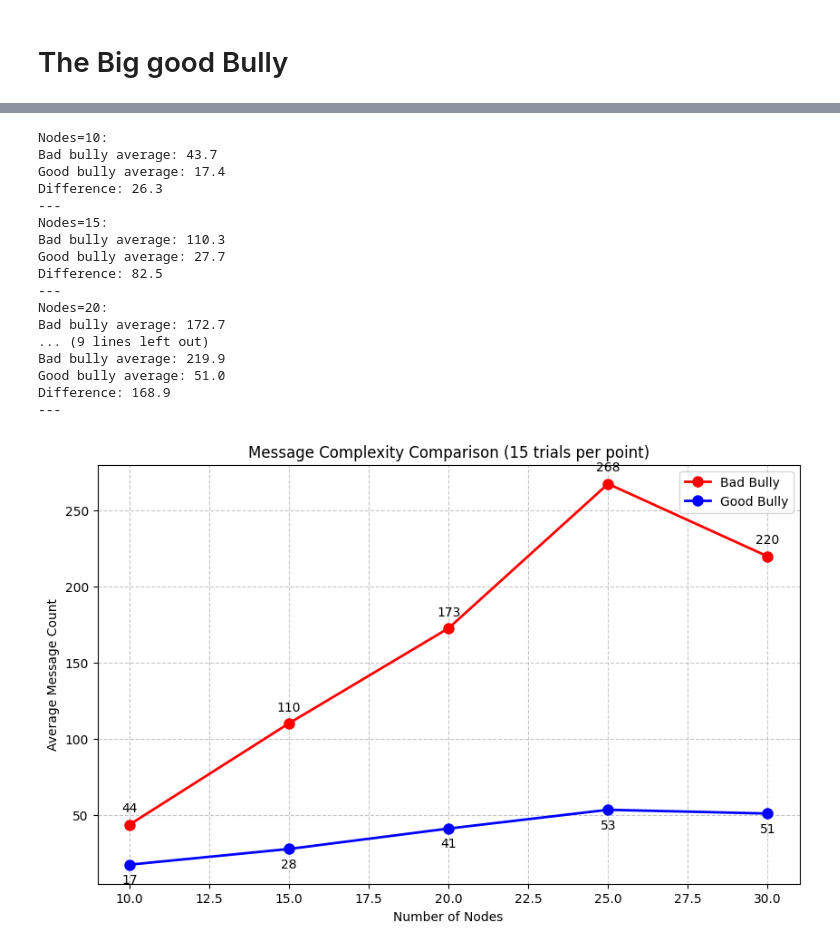
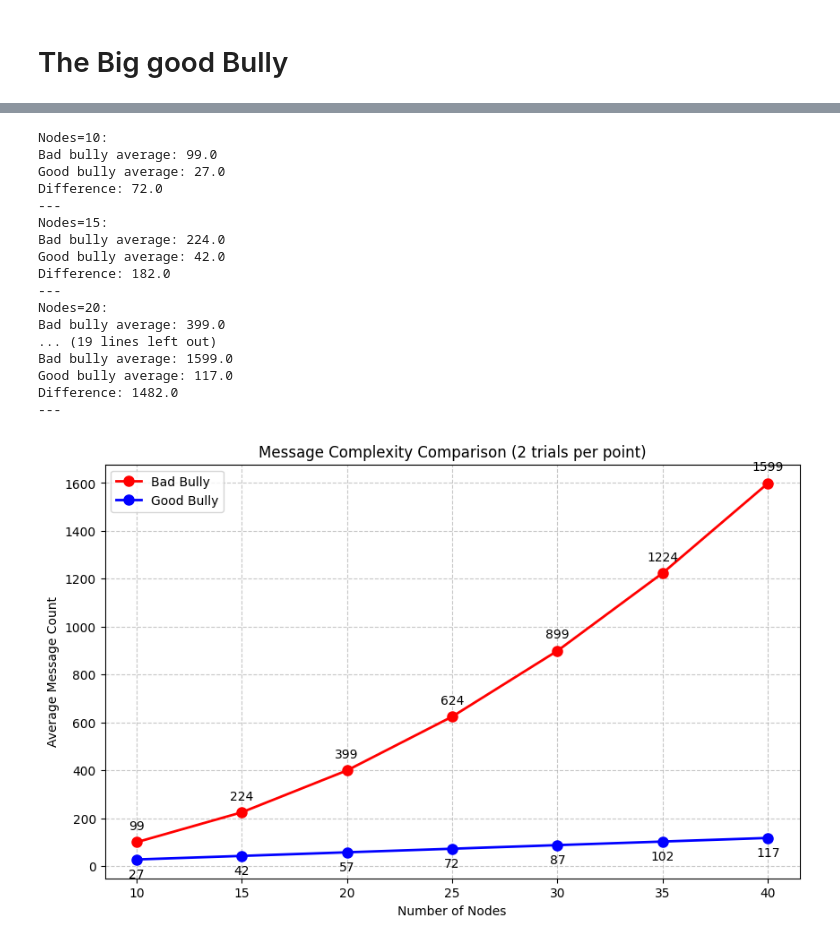
Before and after one commit to jakoblund2/DS-Leader-Election, a Jupyter notebook: Bully/check.ipynb, the cells around one changed output, grey strips where cells are left out. Drawn from its saved outputs; the diff is of its cells as text; code cells hidden in the pictures.

Commit message:
without randomness

```diff
--- a/Bully/check.ipynb
+++ b/Bully/check.ipynb
@@ -350,7 +350,7 @@ class GoodNode:
                 node.set_coordinator(self)
 
 
-def run_trial(node_class, n_nodes, choose_initiator_random=True):
+def run_trial(node_class, n_nodes, choose_initiator_random=False):
     # create fresh cluster
     if node_class is BadNode:
         nodes_local = [BadNode(i, n_nodes, verbose=False) for i in range(1, n_nodes + 1)]
@@ -369,26 +369,3 @@ def run_trial(node_class, n_nodes, choose_initiator_random=True):
         initiator_idx = 1
     nodes_local[initiator_idx - 1].initiate_election()
     return node_class.counter
-
-
-# run multiple trials
-trials = 15
-bad_counts = []
-good_counts = []
-for _ in range(trials):
-    bad_counts.append(run_trial(BadNode, n_nodes))
-    good_counts.append(run_trial(GoodNode, n_nodes))
-
-# summary stats
-bad_mean = sum(bad_counts) / len(bad_counts)
-good_mean = sum(good_counts) / len(good_counts)
-print(f"Bad bully message counts (n={n_nodes}, trials={trials}): mean={bad_mean:.1f}")
-print(f"Good bully message counts (n={n_nodes}, trials={trials}): mean={good_mean:.1f}")
-
-# plot
-plt.figure(figsize=(8, 5))
-plt.boxplot([bad_counts, good_counts], labels=['Bad Bully', 'Good Bully'])
-plt.ylabel("Messages (counter increments)")
-plt.title(f"Message complexity comparison (n={n_nodes}, trials={trials})")
-plt.grid(axis='y', linestyle='--', alpha=0.4)
-plt.show()
@@ -400,8 +373,8 @@ Good bully message counts (n=100, trials=15): mean=200.1
 import numpy as np
 
 # Define different node counts to test
-node_counts = [10, 15, 20, 25, 30]
-trials = 15  # Number of trials for each node count
+node_counts = [10, 15, 20, 25, 30, 35, 40]  # Added 35 and 40
+trials = 2  # Number of trials for each node count
 
 # Store results for each node count
 bad_averages = []
@@ -422,42 +395,42 @@ for n_nodes in node_counts:
     print(f"Bad bully average: {bad_averages[-1]:.1f}")
     print(f"Good bully average: {good_averages[-1]:.1f}")
     print(f"Difference: {bad_averages[-1] - good_averages[-1]:.1f}")
     print("---")
 
 # Create the line plot
 plt.figure(figsize=(10, 6))
 plt.plot(node_counts, bad_averages, 'ro-', label='Bad Bully', linewidth=2, markersize=8)
 plt.plot(node_counts, good_averages, 'bo-', label='Good Bully', linewidth=2, markersize=8)
 
 # Add labels and title
 plt.xlabel("Number of Nodes")
 plt.ylabel("Average Message Count")
 plt.title(f"Message Complexity Comparison ({trials} trials per point)")
 plt.legend()
 plt.grid(True, linestyle='--', alpha=0.7)
 
 # Add value labels on points
 for i, (bad, good) in enumerate(zip(bad_averages, good_averages)):
     plt.annotate(f'{bad:.0f}', (node_counts[i], bad), textcoords="offset points", xytext=(0,10), ha='center')
     plt.annotate(f'{good:.0f}', (node_counts[i], good), textcoords="offset points", xytext=(0,-15), ha='center')
 
 plt.show()
 # %% [output]
 Nodes=10:
-Bad bully average: 43.7
-Good bully average: 17.4
-Difference: 26.3
+Bad bully average: 99.0
+Good bully average: 27.0
+Difference: 72.0
 ---
 Nodes=15:
-Bad bully average: 110.3
-Good bully average: 27.7
-Difference: 82.5
+Bad bully average: 224.0
+Good bully average: 42.0
+Difference: 182.0
 ---
 Nodes=20:
-Bad bully average: 172.7
-... (9 lines left out)
-Bad bully average: 219.9
-Good bully average: 51.0
-Difference: 168.9
+Bad bully average: 399.0
+... (19 lines left out)
+Bad bully average: 1599.0
+Good bully average: 117.0
+Difference: 1482.0
 ---
-[figure, old version]
+[figure, new version]
```
Also changed, not shown: parts of 1 cell of this notebook.
